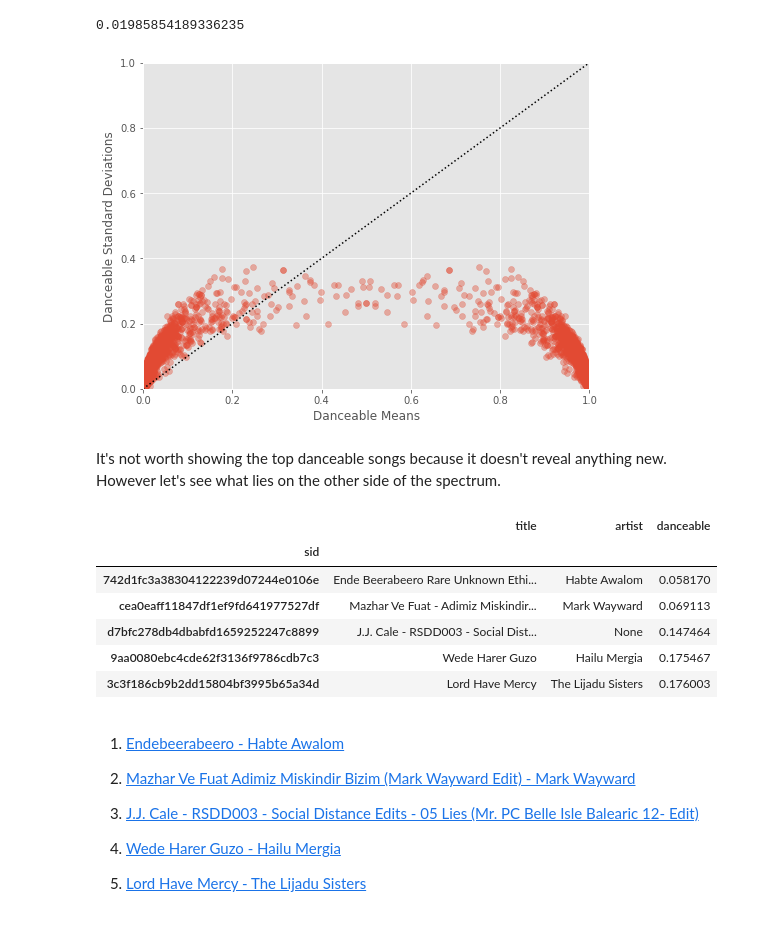
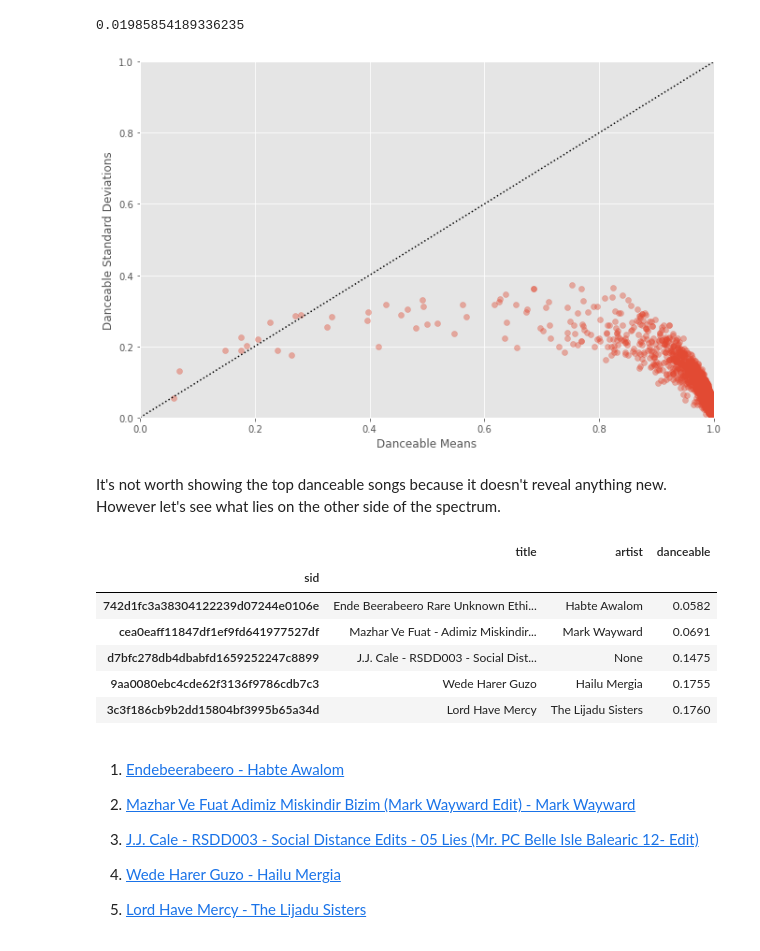
Before and after one commit to GeorgeMcIntire/DataJockey, a Jupyter notebook: Notebooks/EDA Style Classification.ipynb, the cells around one changed output. Saved outputs shown, nothing was run; the diff lists cells and outputs as text; code cells hidden in the pictures.

```diff
--- a/Notebooks/EDA Style Classification.ipynb
+++ b/Notebooks/EDA Style Classification.ipynb
@@ -320,30 +369,27 @@ np.mean(dance.df_mean.danceable<.8)
 # %% [output]
 0.01985854189336235
 # %%
-all_means = dance.df_mean.values.flatten()
-all_stds = dance.df_std.values.flatten()
-
-plt.figure(figsize=(8, 6))
+plt.figure(figsize=(11, 7))
 plt.xlim(0, 1)
 plt.ylim(0, 1)
-plt.scatter(all_means, all_stds, alpha=.4)
+plt.scatter(dance.mean_scores, dance.std_scores, alpha=.4)
 plt.plot([0, 1],":", c= "black" )
 plt.xlabel("Danceable Means")
 plt.ylabel("Danceable Standard Deviations");
 # %% [output]
-[figure, old version]
+[figure, new version]
 # %% [markdown]
 It's not worth showing the top danceable songs because it doesn't reveal anything new. However let's see what lies on the other side of the spectrum.
 # %%
-dance.top_songs("danceable",ascending=True, n = 5)
+dance.top_songs(ascending=True, n = 5)
 # %% [output]
 |  | title | artist | danceable |
 | sid |  |  |  |
-| 742d1fc3a38304122239d07244e0106e | Ende Beerabeero Rare Unknown Ethi... | Habte Awalom | 0.058170 |
-| cea0eaff11847df1ef9fd641977527df | Mazhar Ve Fuat - Adimiz Miskindir... | Mark Wayward | 0.069113 |
-| d7bfc278db4dbabfd1659252247c8899 | J.J. Cale - RSDD003 - Social Dist... | None | 0.147464 |
-| 9aa0080ebc4cde62f3136f9786cdb7c3 | Wede Harer Guzo | Hailu Mergia | 0.175467 |
-| 3c3f186cb9b2dd15804bf3995b65a34d | Lord Have Mercy | The Lijadu Sisters | 0.176003 |
+| 742d1fc3a38304122239d07244e0106e | Ende Beerabeero Rare Unknown Ethi... | Habte Awalom | 0.0582 |
+| cea0eaff11847df1ef9fd641977527df | Mazhar Ve Fuat - Adimiz Miskindir... | Mark Wayward | 0.0691 |
+| d7bfc278db4dbabfd1659252247c8899 | J.J. Cale - RSDD003 - Social Dist... | None | 0.1475 |
+| 9aa0080ebc4cde62f3136f9786cdb7c3 | Wede Harer Guzo | Hailu Mergia | 0.1755 |
+| 3c3f186cb9b2dd15804bf3995b65a34d | Lord Have Mercy | The Lijadu Sisters | 0.1760 |
 # %% [markdown]
 1. [Endebeerabeero - Habte Awalom](https://www.youtube.com/watch?v=785Pujxp7rU&ab_channel=JointCustody)
 
```
Also changed, not shown: parts of 96 cells of this notebook.
